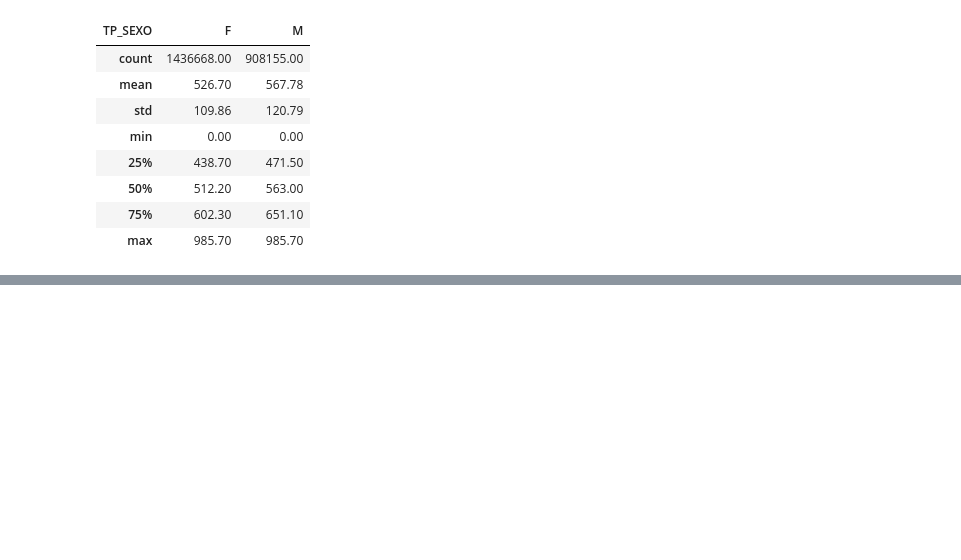
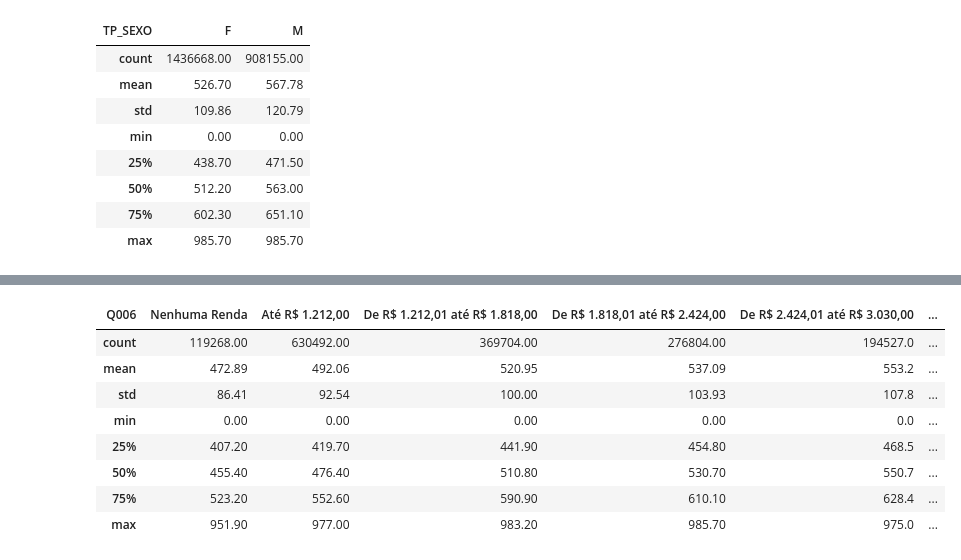
Before and after one commit to Phvr06/Proj2-Cdados, a Jupyter notebook: main.ipynb, the cells around one changed output, grey strips where cells are left out. Saved outputs shown, nothing was run; the diff lists cells and outputs as text; code cells hidden in the pictures; blank space fills up the shorter version.

```diff
--- a/main.ipynb
+++ b/main.ipynb
@@ -82,0 +164,12 @@ dados.groupby('TP_COR_RACA').describe()['NU_NOTA_MT'].T.apply(lambda x: x.round(
+# %%
+dados.groupby('Q006').describe()['NU_NOTA_MT'].T.apply(lambda x: x.round(2))
+# %% [output]
+| Q006 | Nenhuma Renda | Até R$ 1.212,00 | De R$ 1.212,01 até R$ 1.818,00 | De R$ 1.818,01 até R$ 2.424,00 | De R$ 2.424,01 até R$ 3.030,00 | ... |
+| count | 119268.00 | 630492.00 | 369704.00 | 276804.00 | 194527.0 | ... |
+| mean | 472.89 | 492.06 | 520.95 | 537.09 | 553.2 | ... |
+| std | 86.41 | 92.54 | 100.00 | 103.93 | 107.8 | ... |
+| min | 0.00 | 0.00 | 0.00 | 0.00 | 0.0 | ... |
+| 25% | 407.20 | 419.70 | 441.90 | 454.80 | 468.5 | ... |
+| 50% | 455.40 | 476.40 | 510.80 | 530.70 | 550.7 | ... |
+| 75% | 523.20 | 552.60 | 590.90 | 610.10 | 628.4 | ... |
+| max | 951.90 | 977.00 | 983.20 | 985.70 | 975.0 | ... |
```
Also changed, not shown: parts of 12 cells of this notebook, 1 other file.
